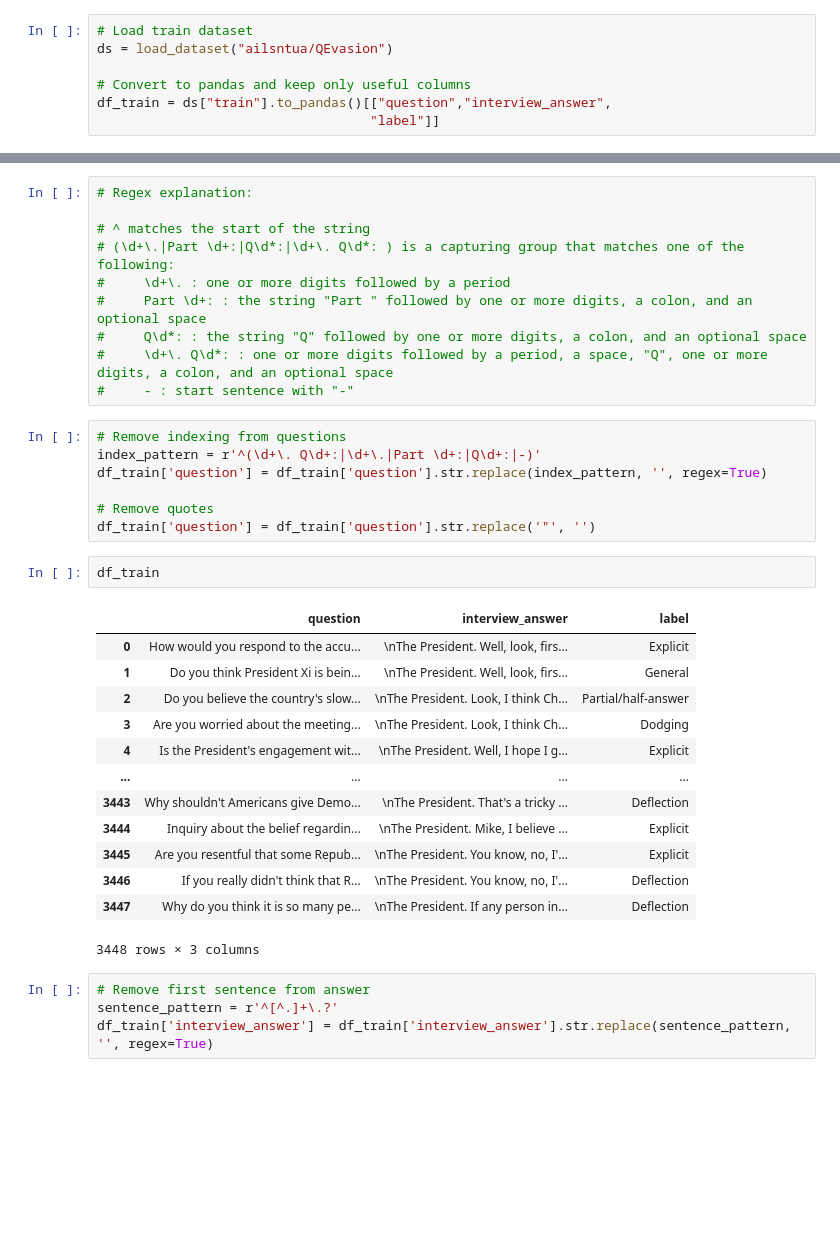
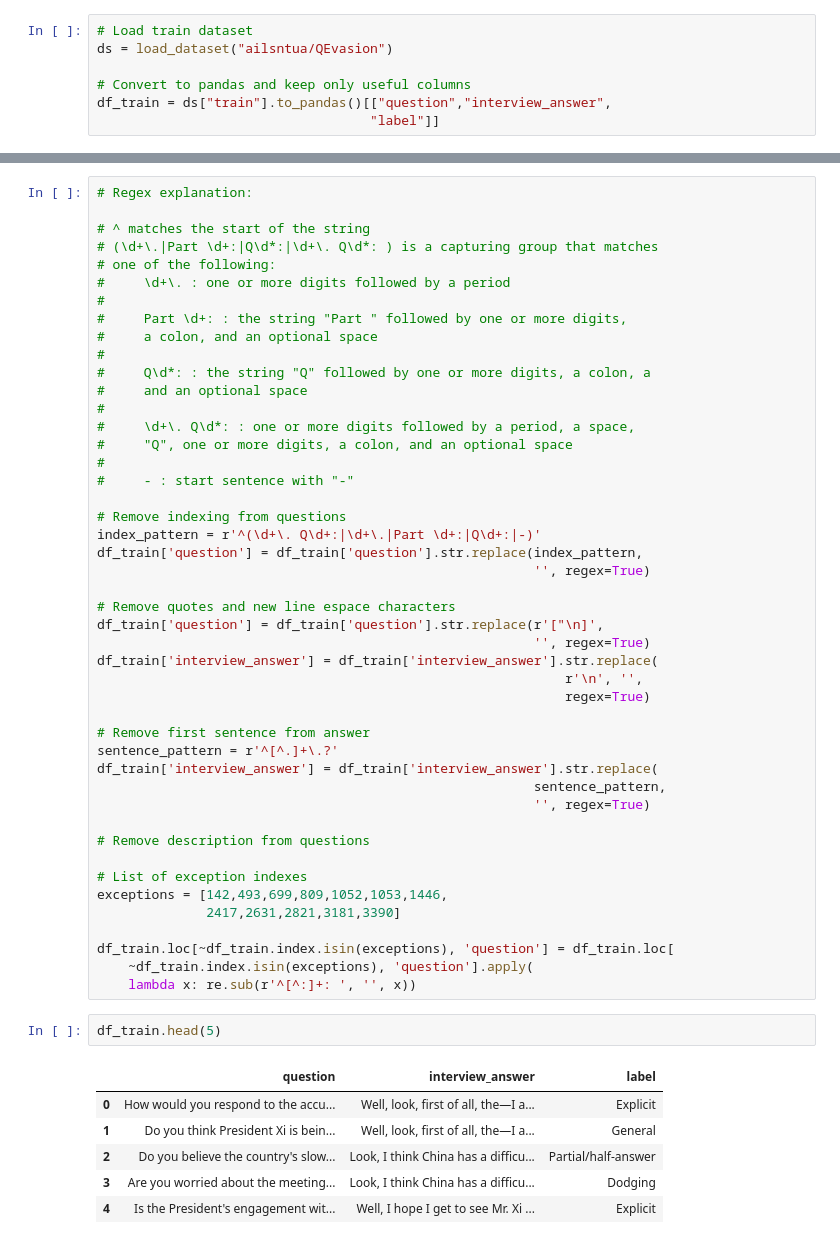
Before and after one commit to Kontilenia/thesis, a Jupyter notebook: data_cleaning.ipynb, the cells around one changed output, grey strips where cells are left out. Cells and saved outputs as stored; diff of their text form; blank space fills up the shorter version.

Commit message:
deeper cleaning questions, answers

```diff
--- a/data_cleaning.ipynb
+++ b/data_cleaning.ipynb
@@ -32,36 +42,54 @@ df_train
 # Regex explanation:
 
 # ^ matches the start of the string
-# (\d+\.|Part \d+:|Q\d*:|\d+\. Q\d*: ) is a capturing group that matches one of the following:
+# (\d+\.|Part \d+:|Q\d*:|\d+\. Q\d*: ) is a capturing group that matches
+# one of the following:
 #     \d+\. : one or more digits followed by a period
-#     Part \d+: : the string "Part " followed by one or more digits, a colon, and an optional space
-#     Q\d*: : the string "Q" followed by one or more digits, a colon, and an optional space
-#     \d+\. Q\d*: : one or more digits followed by a period, a space, "Q", one or more digits, a colon, and an optional space
+#
+#     Part \d+: : the string "Part " followed by one or more digits,
+#     a colon, and an optional space
+#
+#     Q\d*: : the string "Q" followed by one or more digits, a colon, a
+#     and an optional space
+#
+#     \d+\. Q\d*: : one or more digits followed by a period, a space,
+#     "Q", one or more digits, a colon, and an optional space
+#
 #     - : start sentence with "-"
+
+# Remove indexing from questions
+index_pattern = r'^(\d+\. Q\d+:|\d+\.|Part \d+:|Q\d+:|-)'
+df_train['question'] = df_train['question'].str.replace(index_pattern,
+                                                        '', regex=True)
+
+# Remove quotes and new line espace characters
+df_train['question'] = df_train['question'].str.replace(r'["\n]',
+                                                        '', regex=True)
+df_train['interview_answer'] = df_train['interview_answer'].str.replace(
+                                                            r'\n', '',
+                                                            regex=True)
+
+# Remove first sentence from answer
+sentence_pattern = r'^[^.]+\.?'
+df_train['interview_answer'] = df_train['interview_answer'].str.replace(
+                                                        sentence_pattern,
+                                                        '', regex=True)
+
+# Remove description from questions
+
+# List of exception indexes
+exceptions = [142,493,699,809,1052,1053,1446,
+              2417,2631,2821,3181,3390]
+
+df_train.loc[~df_train.index.isin(exceptions), 'question'] = df_train.loc[
+    ~df_train.index.isin(exceptions), 'question'].apply(
+    lambda x: re.sub(r'^[^:]+: ', '', x))
-# %%
-# Remove indexing from questions
-index_pattern = r'^(\d+\. Q\d+:|\d+\.|Part \d+:|Q\d+:|-)'
-df_train['question'] = df_train['question'].str.replace(index_pattern, '', regex=True)
-
-# Remove quotes
-df_train['question'] = df_train['question'].str.replace('"', '')
 # %%
-df_train
+df_train.head(5)
 # %% [output]
 |  | question | interview_answer | label |
-| 0 | How would you respond to the accu... | \nThe President. Well, look, firs... | Explicit |
-| 1 | Do you think President Xi is bein... | \nThe President. Well, look, firs... | General |
-| 2 | Do you believe the country's slow... | \nThe President. Look, I think Ch... | Partial/half-answer |
-| 3 | Are you worried about the meeting... | \nThe President. Look, I think Ch... | Dodging |
-| 4 | Is the President's engagement wit... | \nThe President. Well, I hope I g... | Explicit |
-| ... | ... | ... | ... |
-| 3443 | Why shouldn't Americans give Demo... | \nThe President. That's a tricky ... | Deflection |
-| 3444 | Inquiry about the belief regardin... | \nThe President. Mike, I believe ... | Explicit |
-| 3445 | Are you resentful that some Repub... | \nThe President. You know, no, I'... | Explicit |
-| 3446 | If you really didn't think that R... | \nThe President. You know, no, I'... | Deflection |
-| 3447 | Why do you think it is so many pe... | \nThe President. If any person in... | Deflection |
+| 0 | How would you respond to the accu... | Well, look, first of all, the—I a... | Explicit |
+| 1 | Do you think President Xi is bein... | Well, look, first of all, the—I a... | General |
+| 2 | Do you believe the country's slow... | Look, I think China has a difficu... | Partial/half-answer |
+| 3 | Are you worried about the meeting... | Look, I think China has a difficu... | Dodging |
+| 4 | Is the President's engagement wit... | Well, I hope I get to see Mr. Xi ... | Explicit |
-3448 rows × 3 columns
-# %%
-# Remove first sentence from answer
-sentence_pattern = r'^[^.]+\.?'
-df_train['interview_answer'] = df_train['interview_answer'].str.replace(sentence_pattern, '', regex=True)
```
Also changed, not shown: parts of 10 cells of this notebook.
